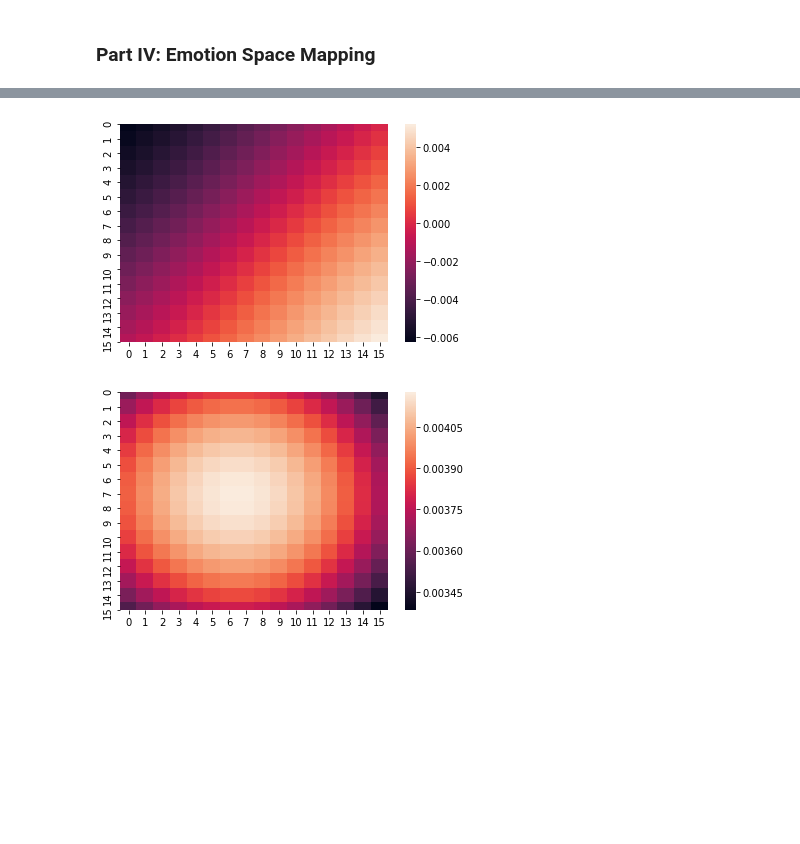
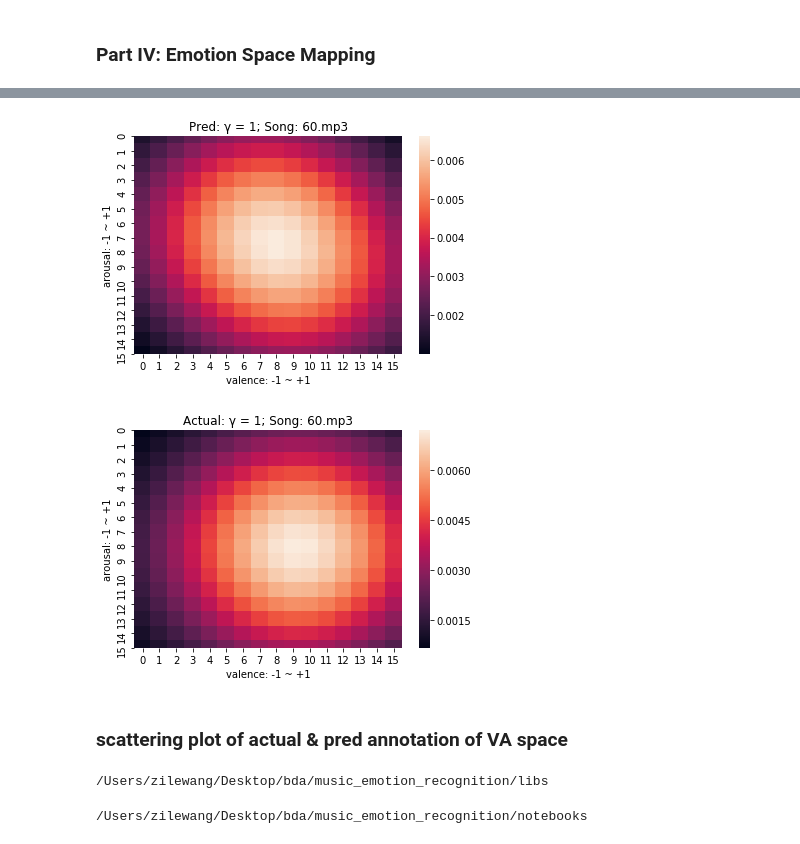
Before and after one commit to jiangzl2016/music_emotion_recognition, a Jupyter notebook: notebooks/mid_point_notebook.ipynb, the cells around one changed output, grey strips where cells are left out. Cells and saved outputs as stored; diff of their text form; code cells hidden in the pictures; blank space fills up the shorter version.

```diff
--- a/notebooks/mid_point_notebook.ipynb
+++ b/notebooks/mid_point_notebook.ipynb
@@ -179,0 +180,2 @@ audio_train.shape
+# %%
+song_ids = np.reshape(song_ids , (len(song_ids)))
@@ -180,5 +225,9 @@ audio_train.shape
 # %%
 # we need a test song
-test_song = '108.mp3'
-signal, sr = librosa.load(str(audio_path / test_song))
-audio_test = extract_features(signal, sr)
+test_song = '60.mp3'
+if int(test_song.split('.')[0]) in song_ids:
+    print('Change a new song!')
+else:
+    signal, sr = librosa.load(str(audio_path / test_song))
+    audio_test = extract_features(signal, sr)
+    print('good')
@@ -185,7 +236,7 @@ audio_test = extract_features(signal, sr)
 # %% [markdown]
 ## Part II: Kernel Density Estimation
 # %%
-kernel_density = pd.read_csv('../Time_Average_Gamma_0_1.csv', header=0)
+kernel_density = pd.read_csv('Time_Average_Gamma1.csv', header=0)
 kernel_density.head()
 # %% [output]
 |  | song_id | [0,0] | [0,1] | [0,2] | [0,3] | [0,4] | [0,5] | [0,6] | [0,7] | [0,8] | ... | ... |
@@ -200,15 +251,37 @@ kernel_density.head()
 # %%
 # Non-negative sparse representation (SR+) seems require solution >0
 # Need to enforce additional condition
+
+# lamda = 0.01
+
+# def RSS_L1(beta, X, y, lamda):
+#     y_hat = np.dot(X, beta)
+#     return np.sqrt(np.sum((y - y_hat)**2)) + lamda* np.sum(np.abs(beta))
+
+# beta0 = np.random.normal(0, 1, audio_train.shape[1])
+# res = minimize(fun=RSS_L1, x0=beta0, args=(audio_train, audio_test, lamda), maxiter=100)
+# beta_hat = res.x
+# mapping_factors = beta_hat
+# print('The estimated β vector is: \n')
+# print(mapping_factors)
+
 
 lamda = 0.01
 
 def RSS_L1(beta, X, y, lamda):
     y_hat = np.dot(X, beta)
-    return np.sqrt(np.sum((y - y_hat)**2)) + lamda* np.sum(np.abs(beta))
+    return np.sqrt(np.sum((y - y_hat)**2)) + lamda*np.sum(np.abs(beta))
+
 
 beta0 = np.random.normal(0, 1, audio_train.shape[1])
-res = minimize(fun=RSS_L1, x0=beta0, args=(audio_train, audio_test, lamda), maxiter=100)
+bnds = []
+for i in range(audio_train.shape[1]):
+    bnds.append((0, None))
+bnds = tuple(bnds)
+
+res = minimize(fun=RSS_L1, x0=beta0, args=(audio_train, audio_test, lamda), bounds=bnds)
+
+#如果需要加约束请加上后面的这一段 constraints={'type': 'eq', 'fun': lambda x: np.sum(x) - 1}
 beta_hat = res.x
 mapping_factors = beta_hat
 print('The estimated β vector is: \n')
@@ -233,17 +312,33 @@ array([-0.00627014, -0.00597971, -0.00565711, -0.005305  , -0.00492643, -0.00452
 # %%
-# Our prediction
+# Our prediction & actual
 import seaborn as sns
 pred_emotion_reshape = np.reshape(pred_emotion, (16, 16))
 sns.heatmap(pred_emotion_reshape)
+plt.xlabel('valence: -1 ~ +1')
+plt.ylabel('arousal: -1 ~ +1')
+plt.title('Pred: γ = 1; Song: 60.mp3')
 plt.show()
 # %% [output]
-[figure, old version]
+[figure, new version]
 # %%
 # Actual
 actual_emotion = kernel_density.loc[kernel_density['song_id'] == int(test_song.split('.')[0]), ]. \
                     drop(['song_id'], axis=1).values[0]
 actual_emotion_reshape = np.reshape(actual_emotion, (16, 16))
 sns.heatmap(actual_emotion_reshape)
+plt.xlabel('valence: -1 ~ +1')
+plt.ylabel('arousal: -1 ~ +1')
+plt.title('Actual: γ = 1; Song: 60.mp3')
 plt.show()
 # %% [output]
-[figure, old version]
+[figure, new version]
+# %% [markdown]
+### scattering plot of actual & pred annotation of VA space
+# %%
+cd ../libs
+# %% [output]
+/Users/zilewang/Desktop/bda/music_emotion_recognition/libs
+# %%
+cd ../notebooks
+# %% [output]
+/Users/zilewang/Desktop/bda/music_emotion_recognition/notebooks
```
Also changed, not shown: parts of 21 cells of this notebook.
